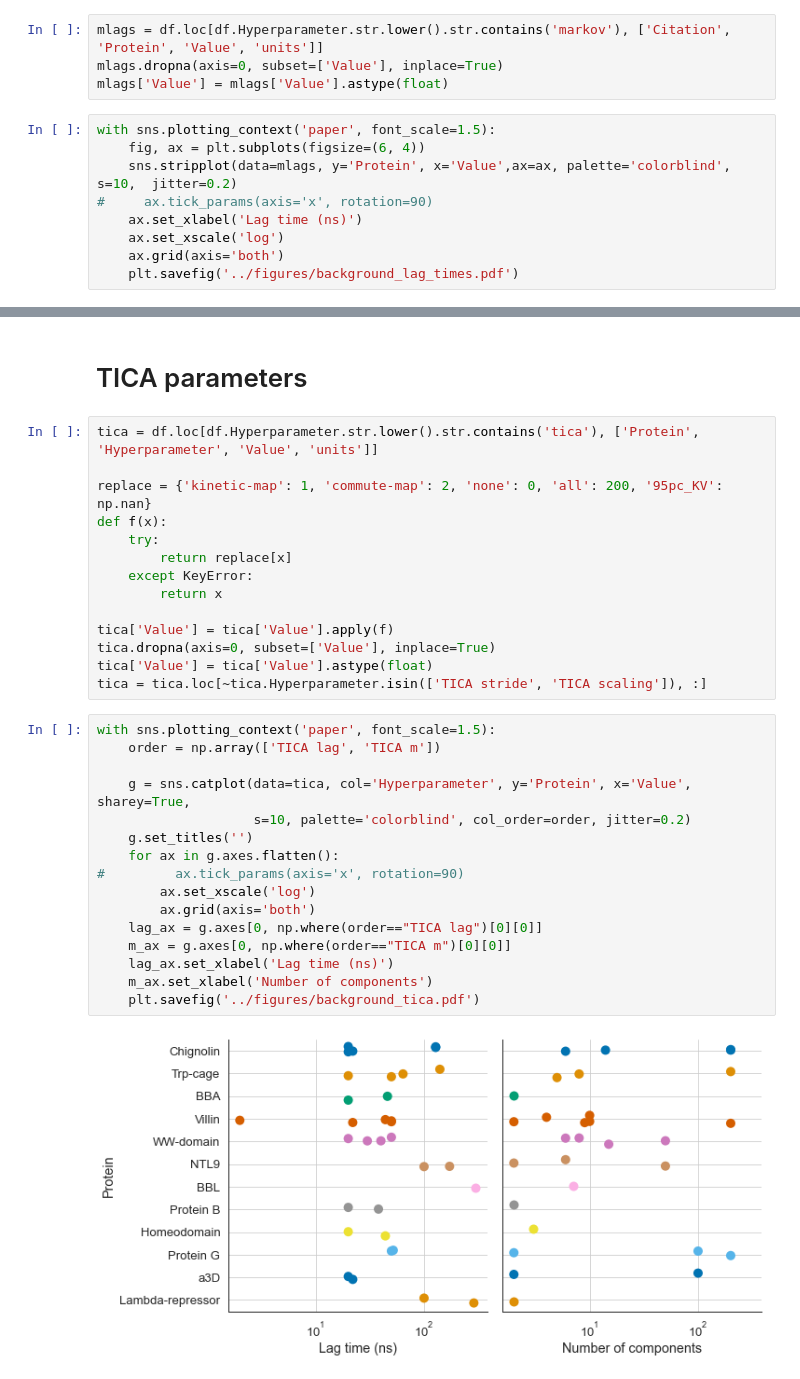
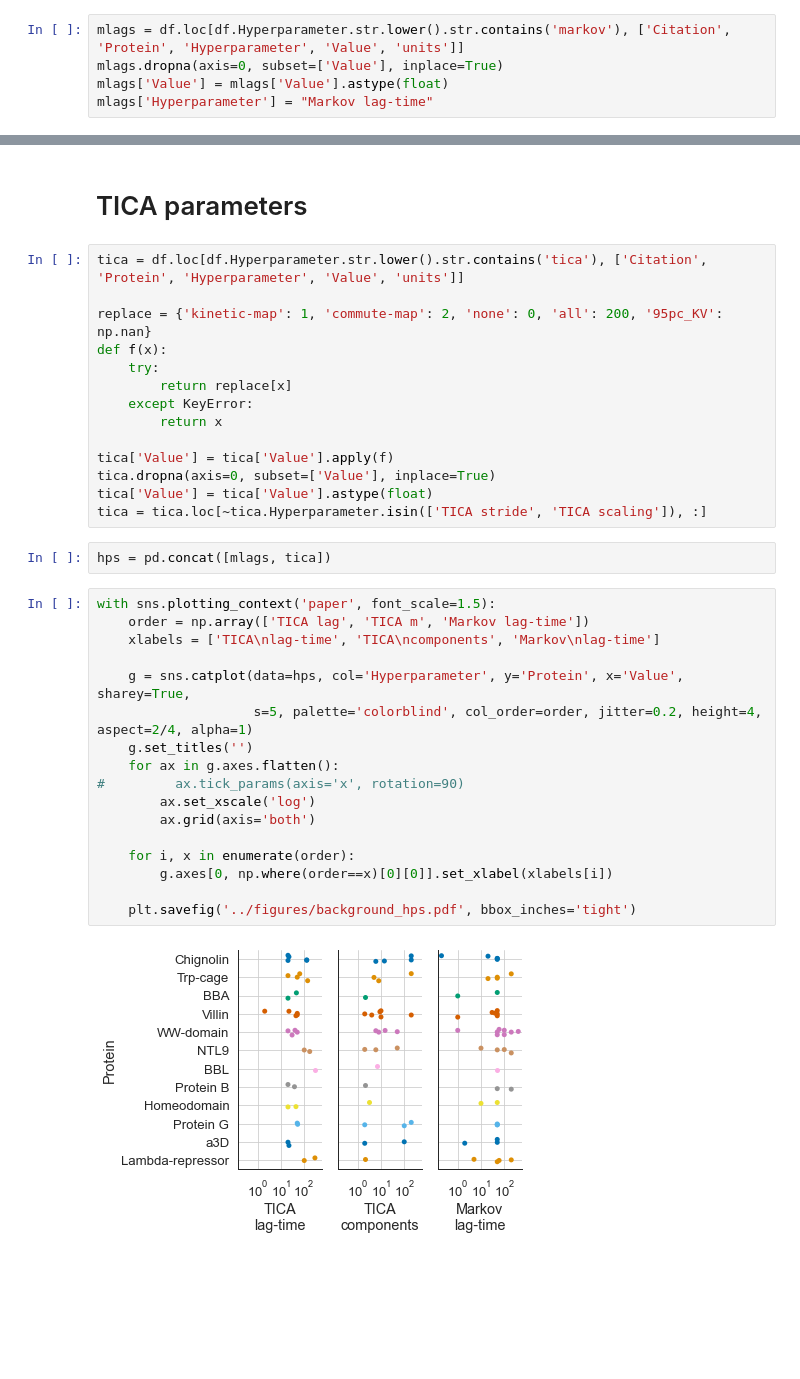
Before and after one commit to RobertArbon/msm_hyperparameter_optimisation, a Jupyter notebook: figures/fig_background_hps.ipynb, the cells around one changed output, grey strips where cells are left out. Drawn from its saved outputs; the diff is of its cells as text; blank space fills up the shorter version.

```diff
--- a/figures/fig_background_hps.ipynb
+++ b/figures/fig_background_hps.ipynb
@@ -85,15 +123,7 @@ with sns.plotting_context('paper', font_scale=1.5):
 # %% [markdown]
 # Markov lag times
 # %%
-mlags = df.loc[df.Hyperparameter.str.lower().str.contains('markov'), ['Citation', 'Protein', 'Value', 'units']]
+mlags = df.loc[df.Hyperparameter.str.lower().str.contains('markov'), ['Citation', 'Protein', 'Hyperparameter', 'Value', 'units']]
 mlags.dropna(axis=0, subset=['Value'], inplace=True)
 mlags['Value'] = mlags['Value'].astype(float)
+mlags['Hyperparameter'] = "Markov lag-time"
-# %%
-with sns.plotting_context('paper', font_scale=1.5):
-    fig, ax = plt.subplots(figsize=(6, 4))
-    sns.stripplot(data=mlags, y='Protein', x='Value',ax=ax, palette='colorblind', s=10,  jitter=0.2)
-#     ax.tick_params(axis='x', rotation=90)
-    ax.set_xlabel('Lag time (ns)')
-    ax.set_xscale('log')
-    ax.grid(axis='both')
-    plt.savefig('../figures/background_lag_times.pdf')
@@ -102,7 +130,7 @@ with sns.plotting_context('paper', font_scale=1.5):
 # %% [markdown]
 # TICA parameters
 # %%
-tica = df.loc[df.Hyperparameter.str.lower().str.contains('tica'), ['Protein', 'Hyperparameter', 'Value', 'units']]
+tica = df.loc[df.Hyperparameter.str.lower().str.contains('tica'), ['Citation', 'Protein', 'Hyperparameter', 'Value', 'units']]
 
 replace = {'kinetic-map': 1, 'commute-map': 2, 'none': 0, 'all': 200, '95pc_KV': np.nan}
 def f(x):
@@ -115,21 +143,24 @@ tica['Value'] = tica['Value'].apply(f)
 tica.dropna(axis=0, subset=['Value'], inplace=True)
 tica['Value'] = tica['Value'].astype(float)
 tica = tica.loc[~tica.Hyperparameter.isin(['TICA stride', 'TICA scaling']), :]
+# %%
+hps = pd.concat([mlags, tica])
 # %%
 with sns.plotting_context('paper', font_scale=1.5):
-    order = np.array(['TICA lag', 'TICA m'])
+    order = np.array(['TICA lag', 'TICA m', 'Markov lag-time'])
+    xlabels = ['TICA\nlag-time', 'TICA\ncomponents', 'Markov\nlag-time']
 
-    g = sns.catplot(data=tica, col='Hyperparameter', y='Protein', x='Value', sharey=True,
-                    s=10, palette='colorblind', col_order=order, jitter=0.2)
+    g = sns.catplot(data=hps, col='Hyperparameter', y='Protein', x='Value', sharey=True,
+                    s=5, palette='colorblind', col_order=order, jitter=0.2, height=4, aspect=2/4, alpha=1)
     g.set_titles('')
     for ax in g.axes.flatten():
 #         ax.tick_params(axis='x', rotation=90)
         ax.set_xscale('log')
         ax.grid(axis='both')
-    lag_ax = g.axes[0, np.where(order=="TICA lag")[0][0]]
-    m_ax = g.axes[0, np.where(order=="TICA m")[0][0]]
-    lag_ax.set_xlabel('Lag time (ns)')
-    m_ax.set_xlabel('Number of components')
-    plt.savefig('../figures/background_tica.pdf')
+
+    for i, x in enumerate(order):
+        g.axes[0, np.where(order==x)[0][0]].set_xlabel(xlabels[i])
+
+    plt.savefig('../figures/background_hps.pdf', bbox_inches='tight')
 # %% [output]
-[figure, old version]
+[figure, new version]
```
Also changed, not shown: parts of 11 cells of this notebook, 2 other files.
